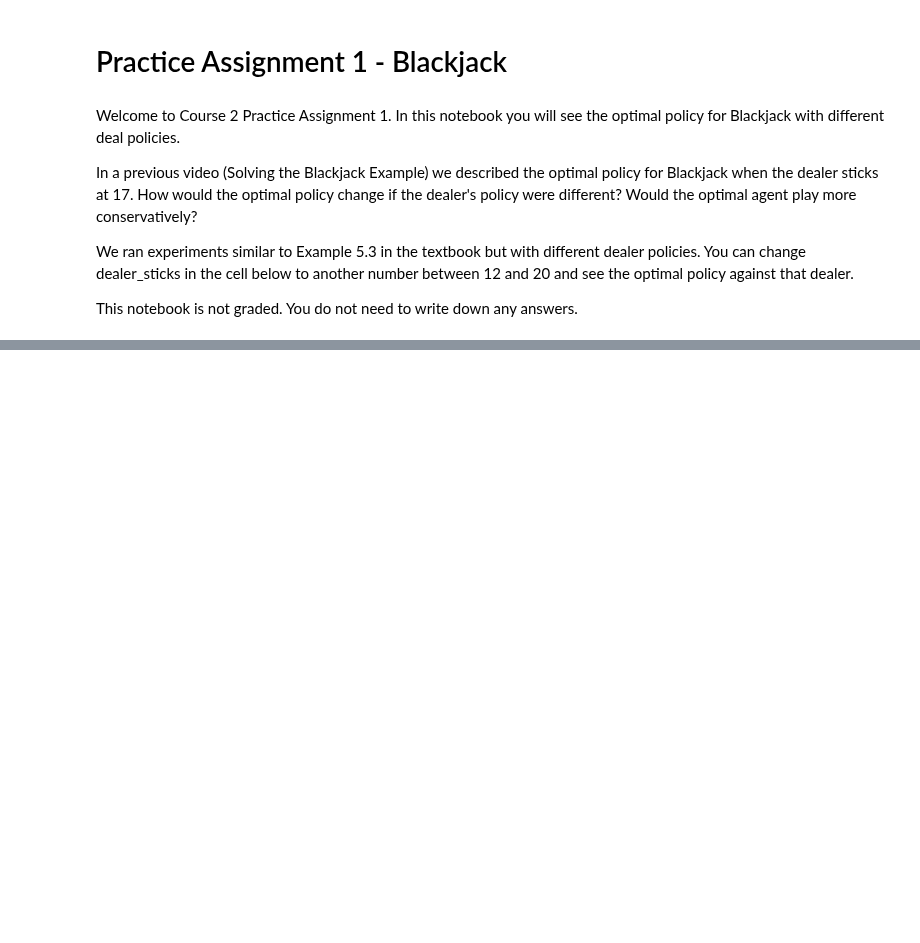
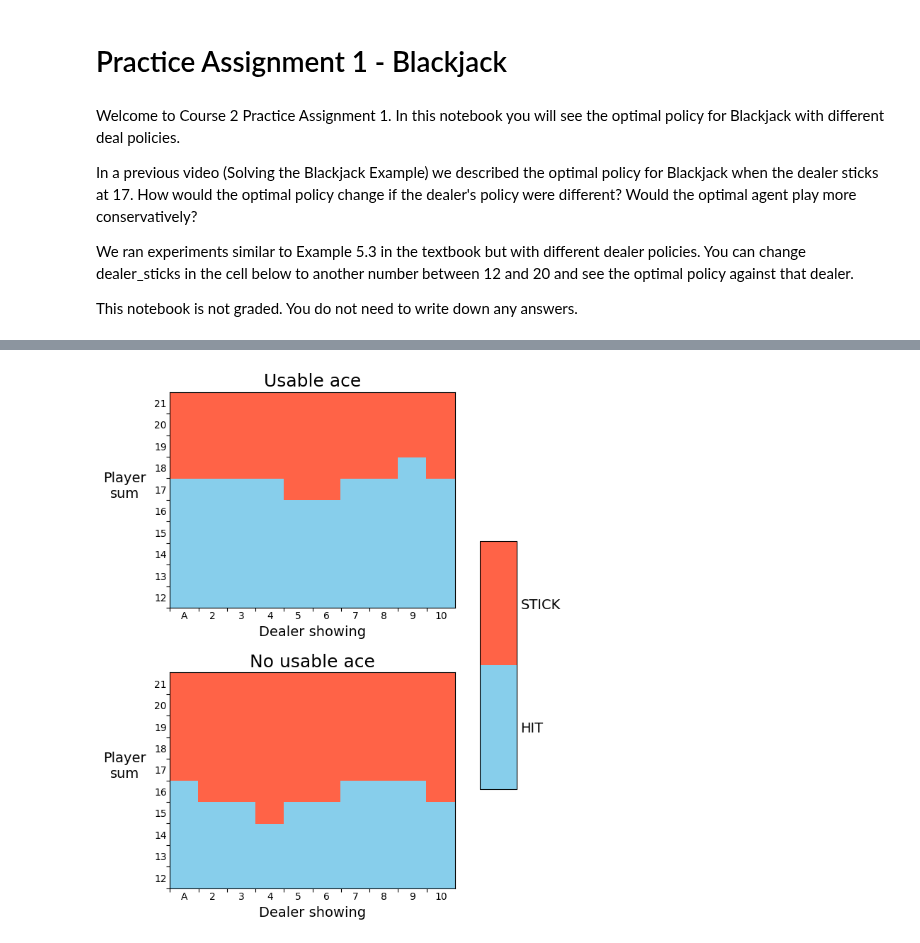
Before and after one commit to damianiRiccardo90/RL-Specialization, a Jupyter notebook: C2-Sample_based_Learning_Methods/W1-Monte_Carlo_Methods_for_Prediction_and_Control/Blackjack.ipynb, the cells around one changed output, grey strips where cells are left out. Cells and saved outputs as stored; diff of their text form; code cells hidden in the pictures; blank space fills up the shorter version.

```diff
--- a/C2-Sample_based_Learning_Methods/W1-Monte_Carlo_Methods_for_Prediction_and_Control/Blackjack.ipynb
+++ b/C2-Sample_based_Learning_Methods/W1-Monte_Carlo_Methods_for_Prediction_and_Control/Blackjack.ipynb
@@ -10,0 +55,12 @@ This notebook is not graded. You do not need to write down any answers.
+# %%
+# try modifying this variable for values between 11 and 21 to see the value of different policies
+dealer_sticks = 15
+# You don't really need to do anything here
+# your code here
+
+
+from IPython.display import Image
+assert 11<dealer_sticks<21, 'Please provide a number between 12 and 20.'
+Image(filename='plots/plt_'+str(dealer_sticks)+'.png')
+# %% [output]
+[figure, added]
```
Also changed, not shown: parts of 11 cells of this notebook.
